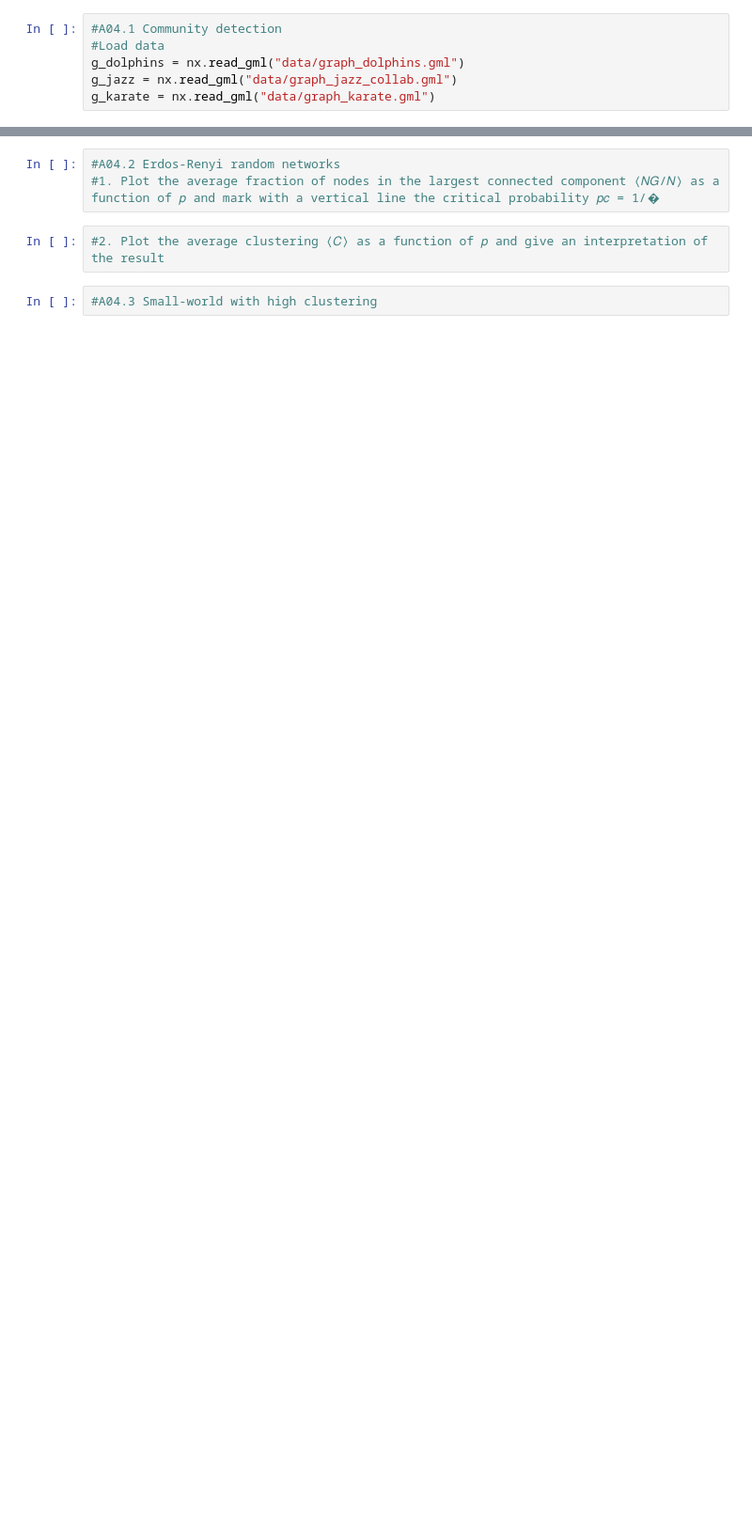
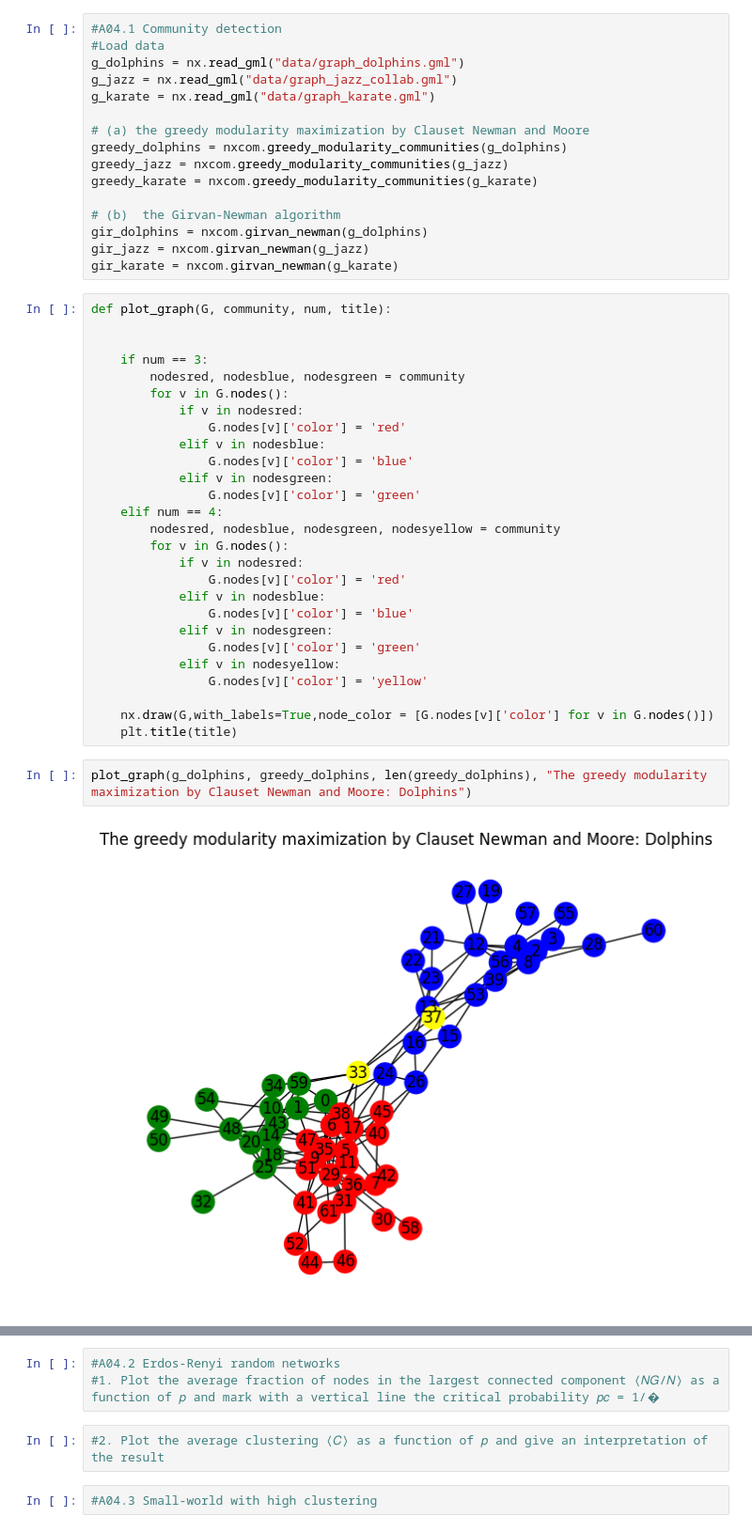
Before and after one commit to huyim/Netsci, a Jupyter notebook: Assi4/Hu_Yiming_EX4.ipynb, the cells around one changed output, grey strips where cells are left out. Shown at 94% size. Cells and saved outputs as stored; diff of their text form; blank space fills up the shorter version.

```diff
--- a/Assi4/Hu_Yiming_EX4.ipynb
+++ b/Assi4/Hu_Yiming_EX4.ipynb
@@ -9,3 +10,44 @@ import scipy.stats as sp
 g_dolphins = nx.read_gml("data/graph_dolphins.gml")
 g_jazz = nx.read_gml("data/graph_jazz_collab.gml")
 g_karate = nx.read_gml("data/graph_karate.gml")
+
+# (a) the greedy modularity maximization by Clauset Newman and Moore
+greedy_dolphins = nxcom.greedy_modularity_communities(g_dolphins)
+greedy_jazz = nxcom.greedy_modularity_communities(g_jazz)
+greedy_karate = nxcom.greedy_modularity_communities(g_karate)
+
+# (b)  the Girvan-Newman algorithm
+gir_dolphins = nxcom.girvan_newman(g_dolphins)
+gir_jazz = nxcom.girvan_newman(g_jazz)
+gir_karate = nxcom.girvan_newman(g_karate)
+# %%
+def plot_graph(G, community, num, title):
+
+
+    if num == 3:
+        nodesred, nodesblue, nodesgreen = community
+        for v in G.nodes():
+            if v in nodesred:
+                G.nodes[v]['color'] = 'red'
+            elif v in nodesblue:
+                G.nodes[v]['color'] = 'blue'
+            elif v in nodesgreen:
+                G.nodes[v]['color'] = 'green'
+    elif num == 4:
+        nodesred, nodesblue, nodesgreen, nodesyellow = community
+        for v in G.nodes():
+            if v in nodesred:
+                G.nodes[v]['color'] = 'red'
+            elif v in nodesblue:
+                G.nodes[v]['color'] = 'blue'
+            elif v in nodesgreen:
+                G.nodes[v]['color'] = 'green'
+            elif v in nodesyellow:
+                G.nodes[v]['color'] = 'yellow'
+
+    nx.draw(G,with_labels=True,node_color = [G.nodes[v]['color'] for v in G.nodes()])
+    plt.title(title)
+# %%
+plot_graph(g_dolphins, greedy_dolphins, len(greedy_dolphins), "The greedy modularity maximization by Clauset Newman and Moore: Dolphins")
+# %% [output]
+[figure, added]
```
Also changed, not shown: parts of 5 cells of this notebook, 1 other file.
